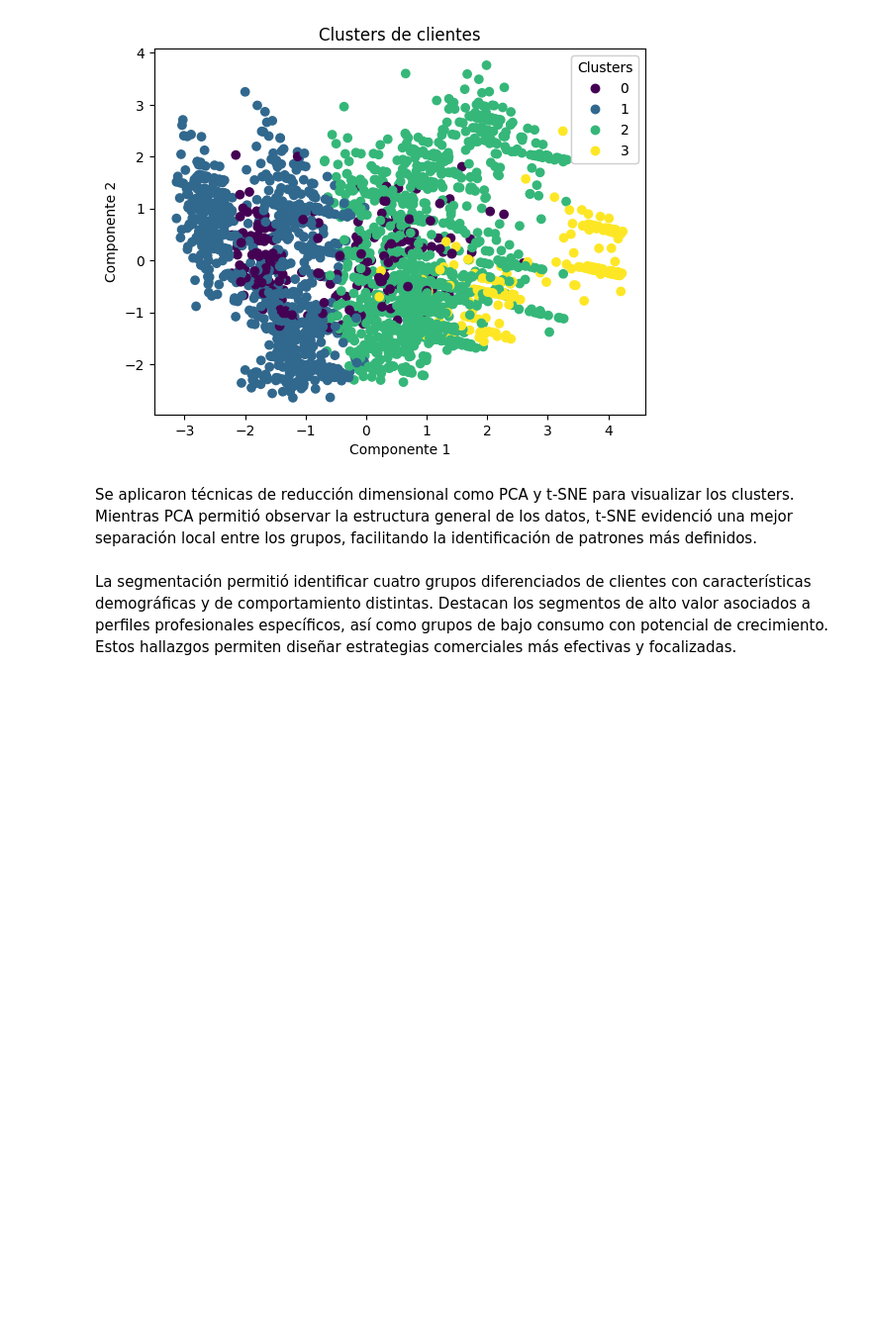
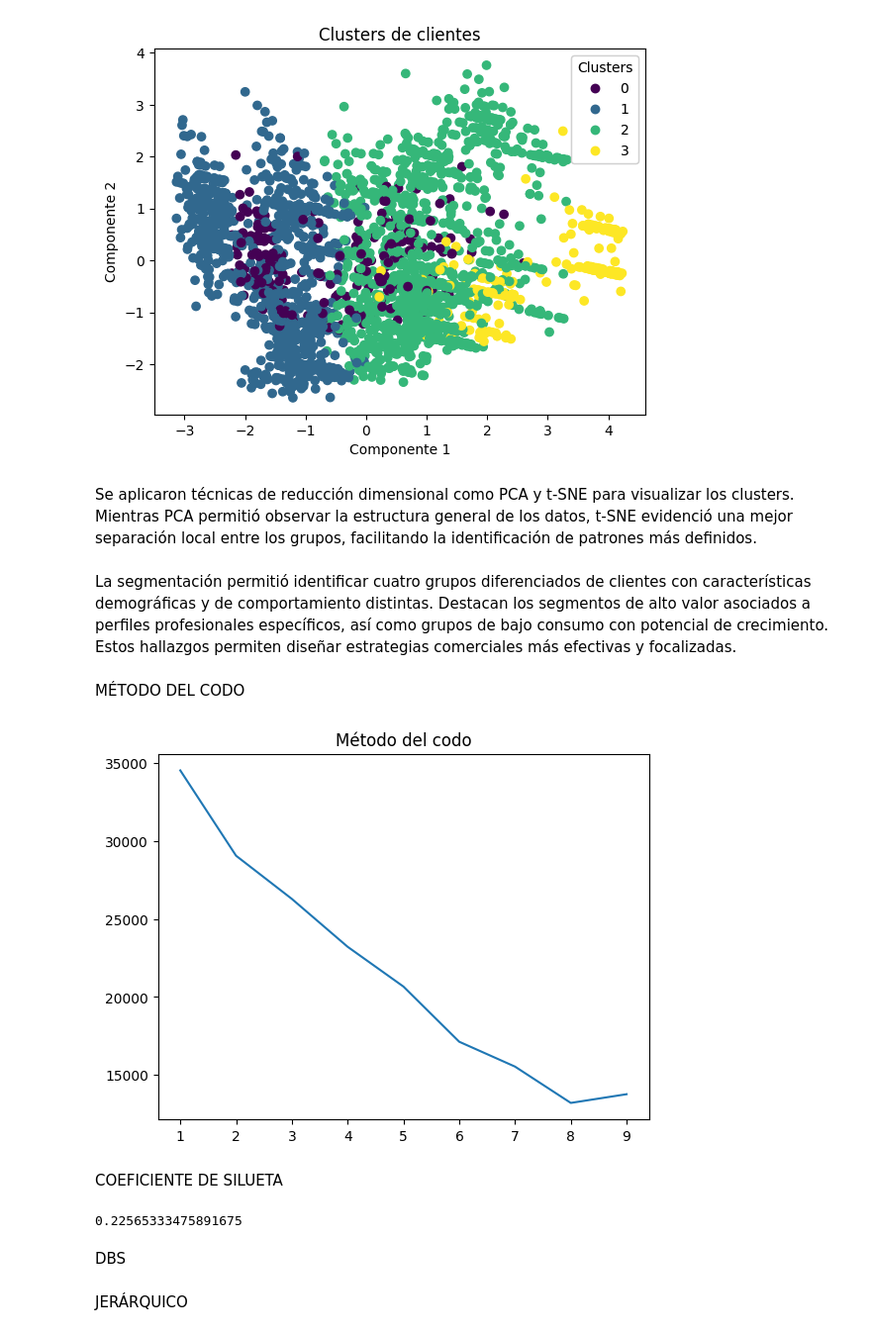
Before and after one commit to Carol-MamaniCh/ABPM7, a Jupyter notebook: ProyectoM7.ipynb, the cells around one changed output. Shown at 99% size. Saved outputs shown, nothing was run; the diff lists cells and outputs as text; code cells hidden in the pictures; blank space fills up the shorter version.

```diff
--- a/ProyectoM7.ipynb
+++ b/ProyectoM7.ipynb
@@ -236,3 +240,26 @@ plt.show()
 Se aplicaron técnicas de reducción dimensional como PCA y t-SNE para visualizar los clusters. Mientras PCA permitió observar la estructura general de los datos, t-SNE evidenció una mejor separación local entre los grupos, facilitando la identificación de patrones más definidos.
 # %% [markdown]
 La segmentación permitió identificar cuatro grupos diferenciados de clientes con características demográficas y de comportamiento distintas. Destacan los segmentos de alto valor asociados a perfiles profesionales específicos, así como grupos de bajo consumo con potencial de crecimiento. Estos hallazgos permiten diseñar estrategias comerciales más efectivas y focalizadas.
+# %% [markdown]
+MÉTODO DEL CODO
+# %%
+inercia = []
+
+for k in range(1,10):
+    km = KMeans(n_clusters=k)
+    km.fit(X_scaled)
+    inercia.append(km.inertia_)
+
+plt.plot(range(1,10), inercia)
+plt.title("Método del codo")
+plt.show()
+# %% [output]
+[figure, added]
+# %% [markdown]
+COEFICIENTE DE SILUETA
+# %%
+silhouette_score(X_scaled, clusters_k)
+# %% [output]
+0.22565333475891675
+# %% [markdown]
+DBS
@@ -238,0 +269,2 @@ La segmentación permitió identificar cuatro grupos diferenciados de clientes c
+# %% [markdown]
+JERÁRQUICO
```
Also changed, not shown: parts of 5 cells of this notebook.
